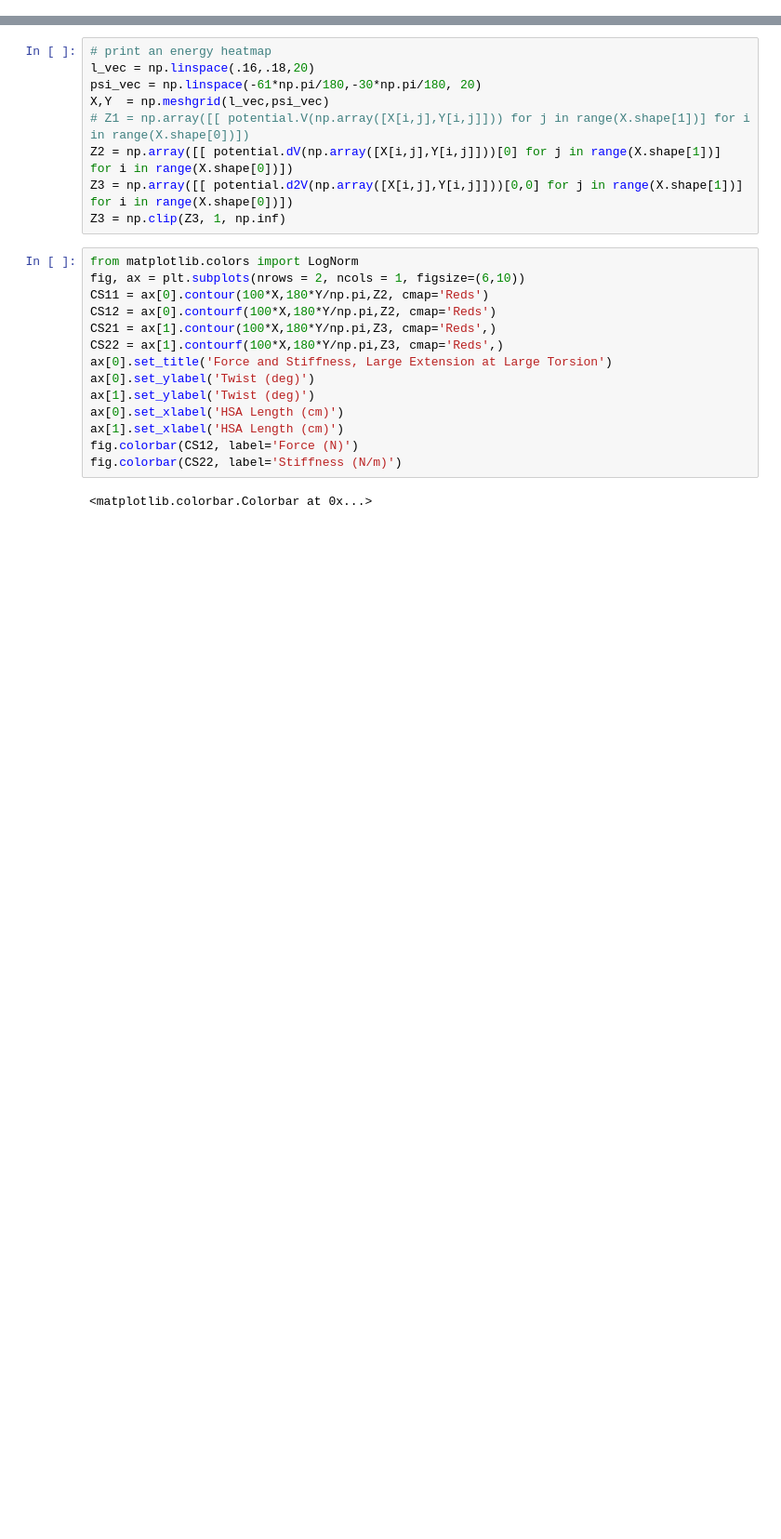
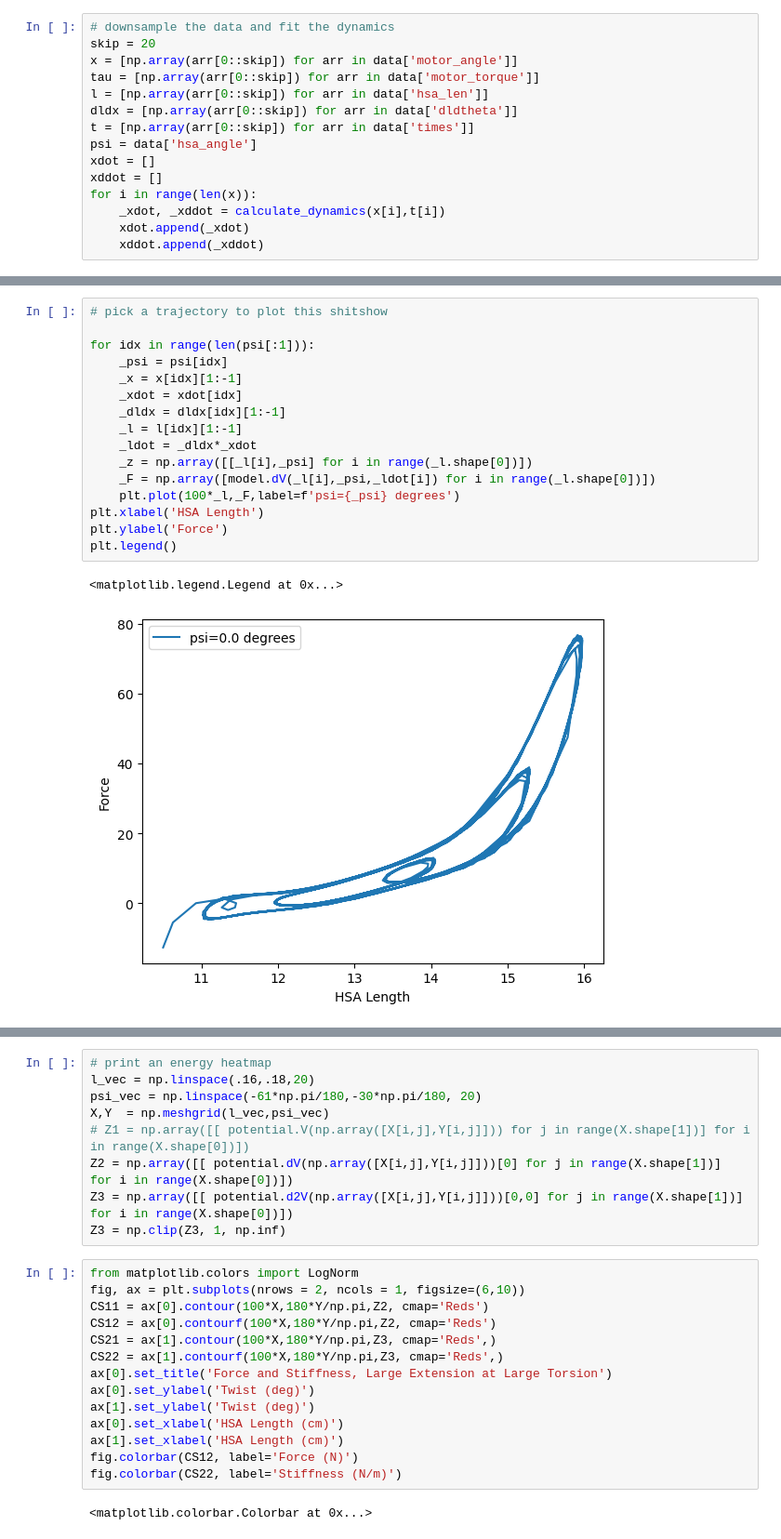
Before and after one commit to JGSuw/hsa_hopper_control, a Jupyter notebook: data/hsa_identification/analysis.ipynb, the cells around one changed output, grey strips where cells are left out. Shown: that part at 93% size. Drawn from its saved outputs; the diff is of its cells as text; blank space fills up the shorter version.

```diff
--- a/data/hsa_identification/analysis.ipynb
+++ b/data/hsa_identification/analysis.ipynb
@@ -104,0 +46,15 @@ for i in range(N_trials):
+# %%
+# downsample the data and fit the dynamics
+skip = 20
+x = [np.array(arr[0::skip]) for arr in data['motor_angle']]
+tau = [np.array(arr[0::skip]) for arr in data['motor_torque']]
+l = [np.array(arr[0::skip]) for arr in data['hsa_len']]
+dldx = [np.array(arr[0::skip]) for arr in data['dldtheta']]
+t = [np.array(arr[0::skip]) for arr in data['times']]
+psi = data['hsa_angle']
+xdot = []
+xddot = []
+for i in range(len(x)):
+    _xdot, _xddot = calculate_dynamics(x[i],t[i])
+    xdot.append(_xdot)
+    xddot.append(_xddot)
@@ -185,3 +169,22 @@ print(result)
+# %%
+# pick a trajectory to plot this shitshow
+
+for idx in range(len(psi[:1])):
+    _psi = psi[idx]
+    _x = x[idx][1:-1]
+    _xdot = xdot[idx]
+    _dldx = dldx[idx][1:-1]
+    _l = l[idx][1:-1]
+    _ldot = _dldx*_xdot
+    _z = np.array([[_l[i],_psi] for i in range(_l.shape[0])])
+    _F = np.array([model.dV(_l[i],_psi,_ldot[i]) for i in range(_l.shape[0])])
+    plt.plot(100*_l,_F,label=f'psi={_psi} degrees')
+plt.xlabel('HSA Length')
+plt.ylabel('Force')
+plt.legend()
+# %% [output]
+<matplotlib.legend.Legend at 0x...>
+[figure, added]
 # %%
 # plot this potential function for a range of theta values, fix psi = 0.
 
```
Also changed, not shown: parts of 15 cells of this notebook, 8 other files.
